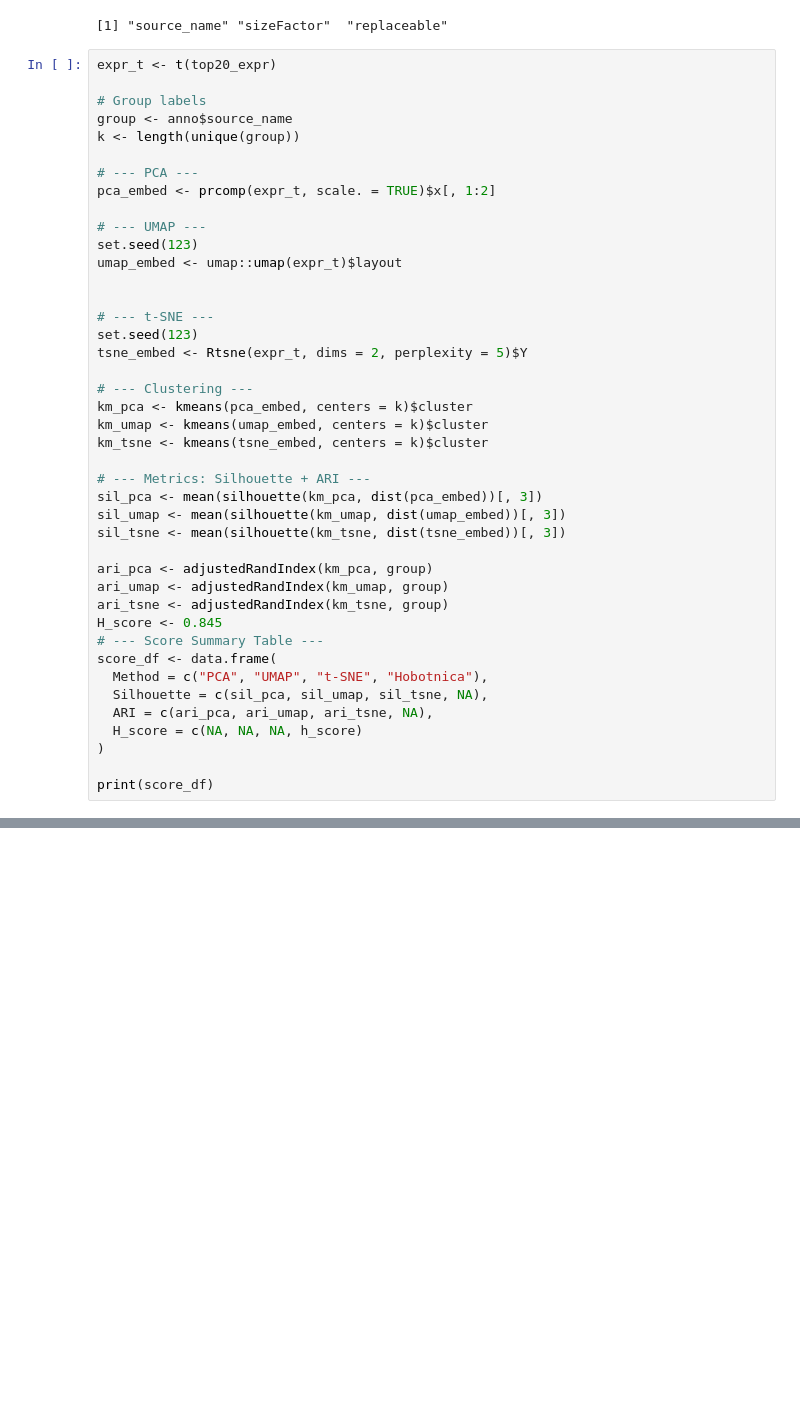
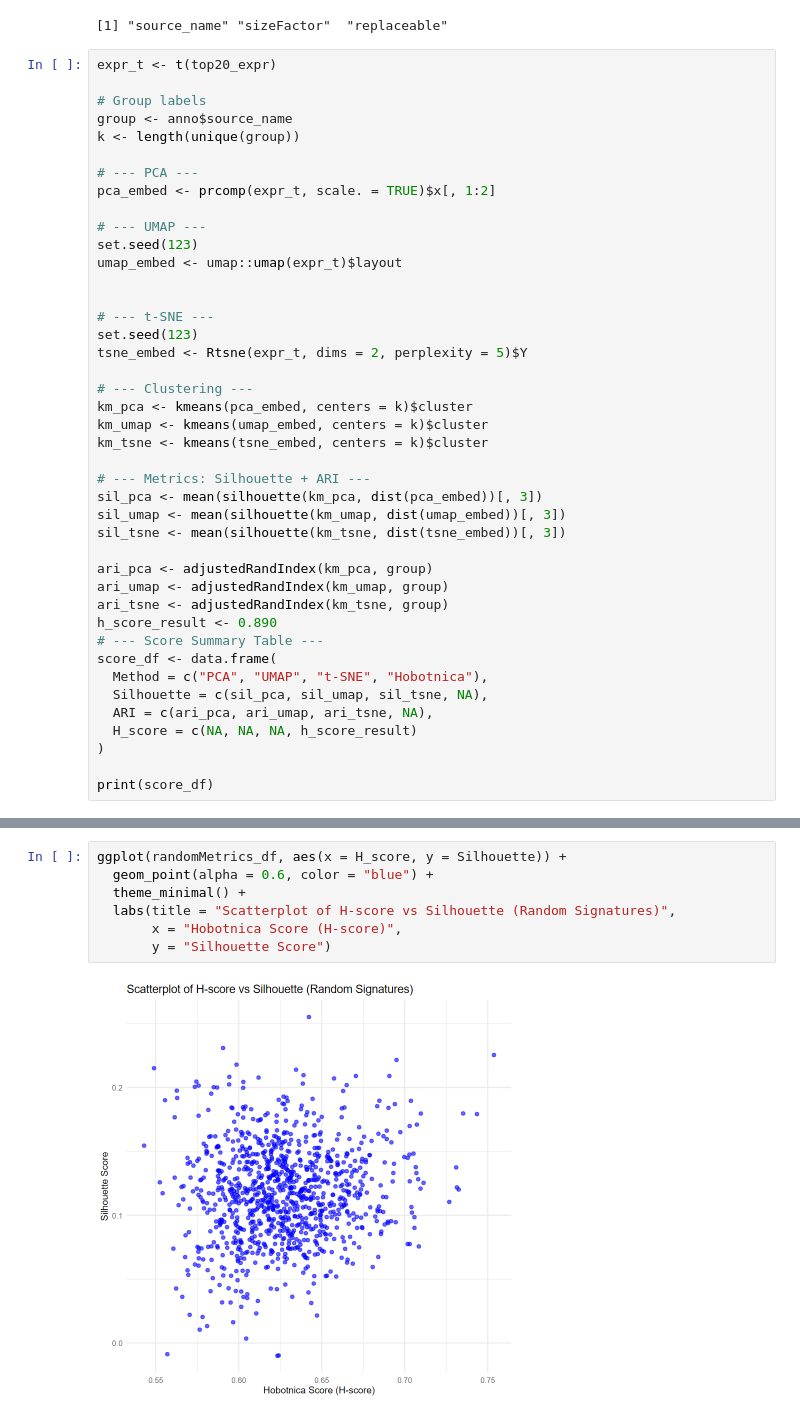
Before and after one commit to Ermi112/powerRobo_Py_project, a Jupyter notebook: R_project/DESeq.ipynb, the cells around one changed output, grey strips where cells are left out. Drawn from its saved outputs; the diff is of its cells as text; blank space fills up the shorter version.

```diff
--- a/R_project/DESeq.ipynb
+++ b/R_project/DESeq.ipynb
@@ -317,13 +313,13 @@ sil_tsne <- mean(silhouette(km_tsne, dist(tsne_embed))[, 3])
 ari_pca <- adjustedRandIndex(km_pca, group)
 ari_umap <- adjustedRandIndex(km_umap, group)
 ari_tsne <- adjustedRandIndex(km_tsne, group)
-H_score <- 0.845
+h_score_result <- 0.890
 # --- Score Summary Table ---
 score_df <- data.frame(
   Method = c("PCA", "UMAP", "t-SNE", "Hobotnica"),
   Silhouette = c(sil_pca, sil_umap, sil_tsne, NA),
   ARI = c(ari_pca, ari_umap, ari_tsne, NA),
-  H_score = c(NA, NA, NA, h_score)
+  H_score = c(NA, NA, NA, h_score_result)
 )
 
 print(score_df)
@@ -335,0 +388,9 @@ print(score_df)
+# %%
+ggplot(randomMetrics_df, aes(x = H_score, y = Silhouette)) +
+  geom_point(alpha = 0.6, color = "blue") +
+  theme_minimal() +
+  labs(title = "Scatterplot of H-score vs Silhouette (Random Signatures)",
+       x = "Hobotnica Score (H-score)",
+       y = "Silhouette Score")
+# %% [output]
+[figure, added]
```
Also changed, not shown: parts of 11 cells of this notebook.
